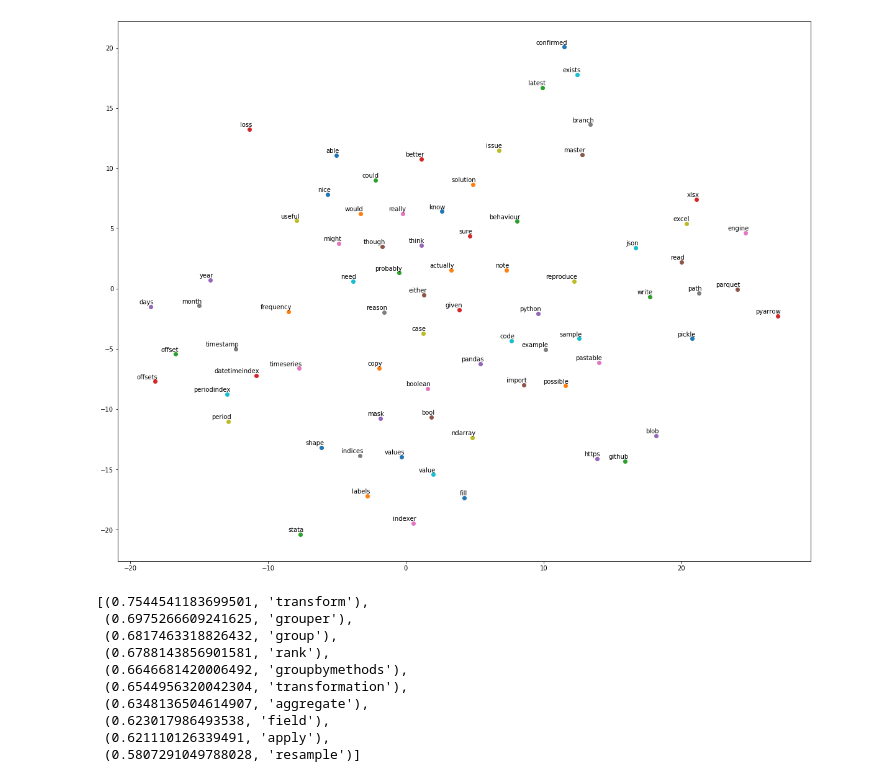
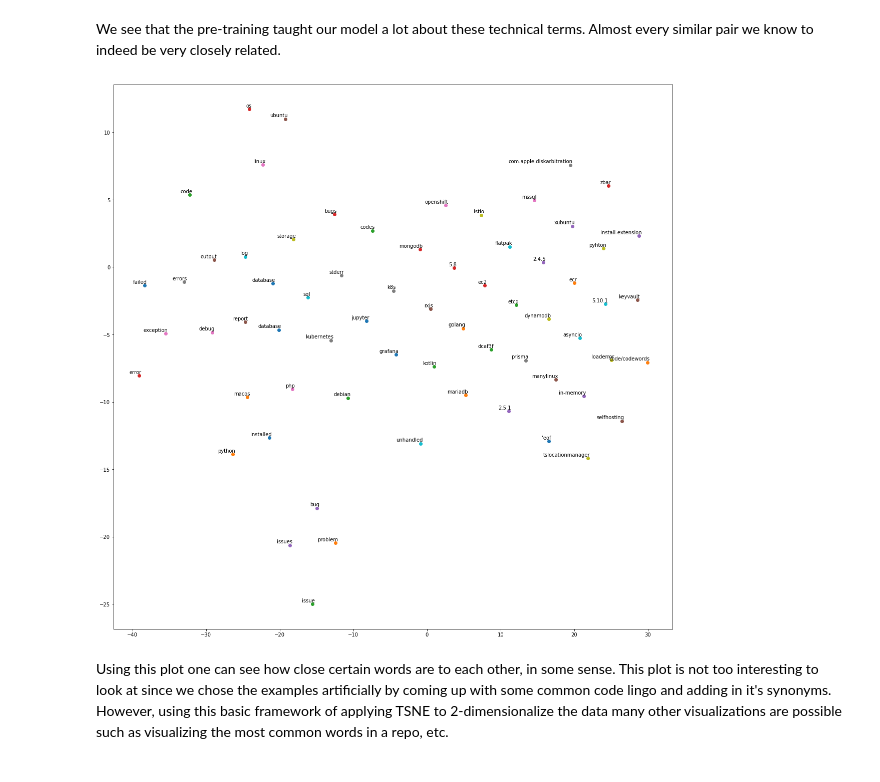
Before and after one commit to antter/github-labeler, a Jupyter notebook: notebooks/fastText_viz.ipynb, the cells around one changed output. Drawn from its saved outputs; the diff is of its cells as text; code cells hidden in the pictures.

Commit message:
updated visualizations

```diff
--- a/notebooks/fastText_viz.ipynb
+++ b/notebooks/fastText_viz.ipynb
@@ -30,4 +12,0 @@ df["input"] = df["title"] + " <SEP> " + df["body"]
-# %%
-with open("unsup.txt", "w") as f:
-    for sent in df["input"].values:
-        f.writelines([sent.lower().translate(translator)])
@@ -95,0 +53,12 @@ all_words = np.unique(all_words)
+# %%
+if use_ceph:
+    for key in keys:
+        response = s3.get_object(
+            Bucket=s3_bucket,
+            Key=f"github-labeler/w2v/{key}",
+        )
+        with open(f'../models/{key}' ,'wb') as f:
+            for i in response['Body']:
+                f.write(i)
+
+w = Word2Vec.load('../models/w2v.model')
@@ -95,0 +67,24 @@ all_words = np.unique(all_words)
+# %%
+example_words = [
+    'jupyter',
+    'python',
+    'code',
+    'error',
+    'bug',
+    'output',
+    'linux',
+    'kubernetes',
+    'storage',
+    'sql',
+    'database']
+
+all_words = example_words.copy()
+
+for word in example_words:
+    print(word)
+    print('- - - -')
+    similars = w.wv.most_similar(word, topn = 5)
+    for s, a in similars:
+        print('{:>25} {:>8}'.format(s, a))
+        all_words.append(s)
+    print('^ ^ ^ ^')
@@ -96,38 +109,28 @@ all_words = np.unique(all_words)
+# %% [markdown]
+We see that the pre-training taught our model a lot about these technical terms. Almost every similar pair we know to indeed be very closely related.
 # %%
-vectors = [model[word] for word in all_words]
+vectors = [w.wv[word] for word in all_words]
 
 reduced = TSNE().fit_transform(vectors)
 # %%
 x = []
 y = []
 for value in reduced:
     x.append(value[0])
     y.append(value[1])
 
-plt.figure(figsize=(20, 16))
+plt.figure(figsize=(20, 20))
 for i in range(len(x)):
     plt.scatter(x[i], y[i])
     plt.annotate(
         all_words[i],
         xy=(x[i], y[i]),
         xytext=(5, 2),
         textcoords="offset points",
         ha="right",
         va="bottom",
     )
-plt.savefig("ft")
 # %% [output]
-[figure, old version]
+[figure, new version]
-# %%
-closest_neighbors("groupby")
-# %% [output]
-[(0.7544541183699501, 'transform'),
- (0.6975266609241625, 'grouper'),
- (0.6817463318826432, 'group'),
- (0.6788143856901581, 'rank'),
- (0.6646681420006492, 'groupbymethods'),
- (0.6544956320042304, 'transformation'),
- (0.6348136504614907, 'aggregate'),
- (0.623017986493538, 'field'),
- (0.621110126339491, 'apply'),
- (0.5807291049788028, 'resample')]
+# %% [markdown]
+Using this plot one can see how close certain words are to each other, in some sense. This plot is not too interesting to look at since we chose the examples artificially by coming up with some common code lingo and adding in it's synonyms. However, using this basic framework of applying TSNE to 2-dimensionalize the data many other visualizations are possible such as visualizing the most common words in a repo, etc.
```
Also changed, not shown: parts of 25 cells of this notebook.
